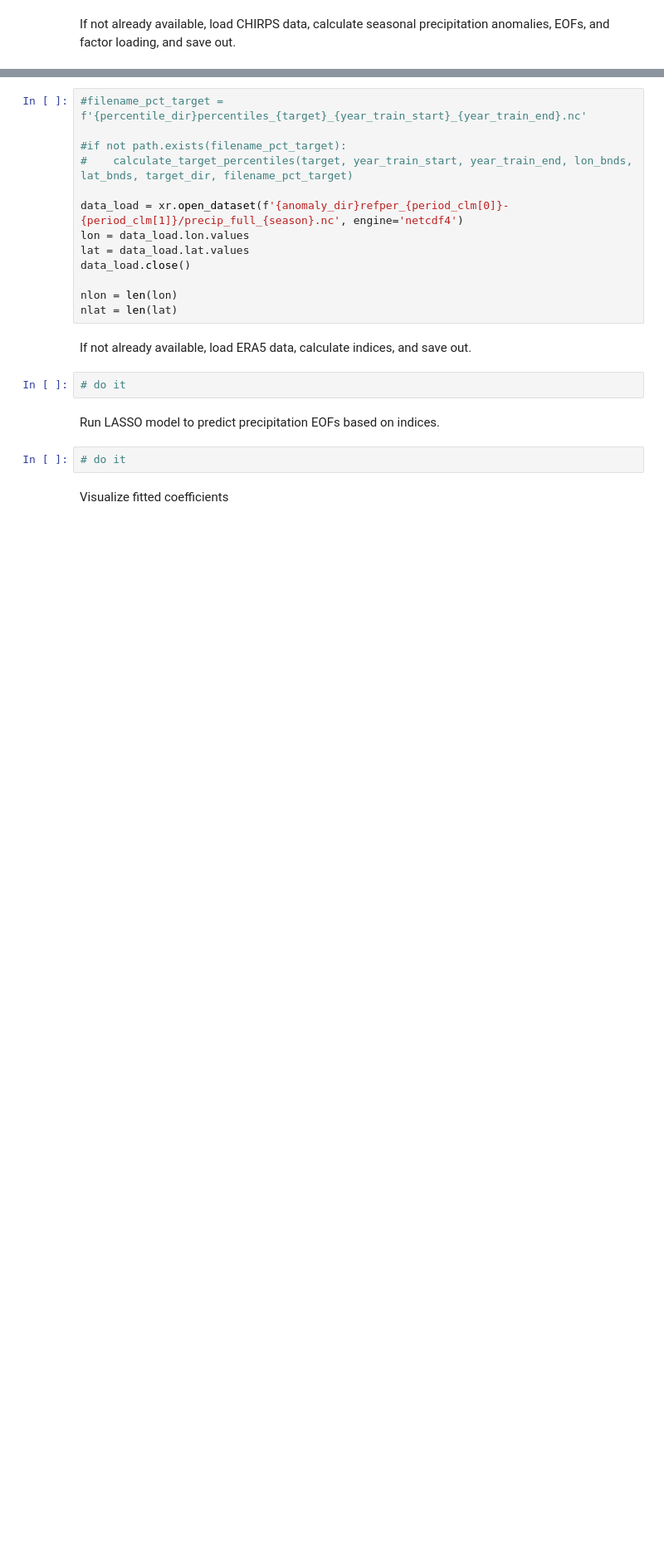
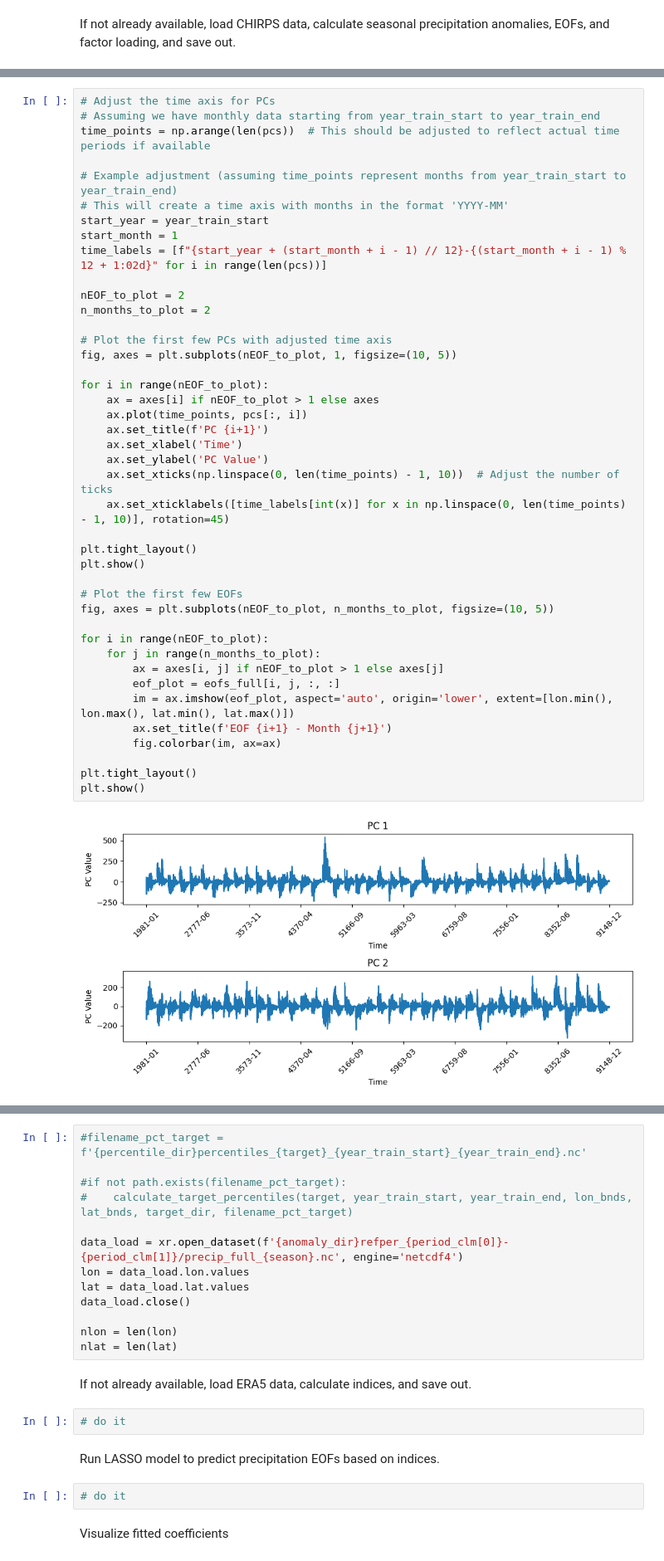
Before and after one commit to SeasonalForecastingEngine/CONFER-WP3, a Jupyter notebook: notebooks/lasso_fcst_example.ipynb, the cells around one changed output, grey strips where cells are left out. Shown at 83% size. Cells and saved outputs as stored; diff of their text form; blank space fills up the shorter version.

```diff
--- a/notebooks/lasso_fcst_example.ipynb
+++ b/notebooks/lasso_fcst_example.ipynb
@@ -39,0 +323,44 @@ If not already available, load CHIRPS data, calculate seasonal precipitation ano
+# %%
+# Adjust the time axis for PCs
+# Assuming we have monthly data starting from year_train_start to year_train_end
+time_points = np.arange(len(pcs))  # This should be adjusted to reflect actual time periods if available
+
+# Example adjustment (assuming time_points represent months from year_train_start to year_train_end)
+# This will create a time axis with months in the format 'YYYY-MM'
+start_year = year_train_start
+start_month = 1
+time_labels = [f"{start_year + (start_month + i - 1) // 12}-{(start_month + i - 1) % 12 + 1:02d}" for i in range(len(pcs))]
+
+nEOF_to_plot = 2
+n_months_to_plot = 2
+
+# Plot the first few PCs with adjusted time axis
+fig, axes = plt.subplots(nEOF_to_plot, 1, figsize=(10, 5))
+
+for i in range(nEOF_to_plot):
+    ax = axes[i] if nEOF_to_plot > 1 else axes
+    ax.plot(time_points, pcs[:, i])
+    ax.set_title(f'PC {i+1}')
+    ax.set_xlabel('Time')
+    ax.set_ylabel('PC Value')
+    ax.set_xticks(np.linspace(0, len(time_points) - 1, 10))  # Adjust the number of ticks
+    ax.set_xticklabels([time_labels[int(x)] for x in np.linspace(0, len(time_points) - 1, 10)], rotation=45)
+
+plt.tight_layout()
+plt.show()
+
+# Plot the first few EOFs
+fig, axes = plt.subplots(nEOF_to_plot, n_months_to_plot, figsize=(10, 5))
+
+for i in range(nEOF_to_plot):
+    for j in range(n_months_to_plot):
+        ax = axes[i, j] if nEOF_to_plot > 1 else axes[j]
+        eof_plot = eofs_full[i, j, :, :]
+        im = ax.imshow(eof_plot, aspect='auto', origin='lower', extent=[lon.min(), lon.max(), lat.min(), lat.max()])
+        ax.set_title(f'EOF {i+1} - Month {j+1}')
+        fig.colorbar(im, ax=ax)
+
+plt.tight_layout()
+plt.show()
+# %% [output]
+[figure, added]
```
Also changed, not shown: parts of 23 cells of this notebook, 3 other files.
